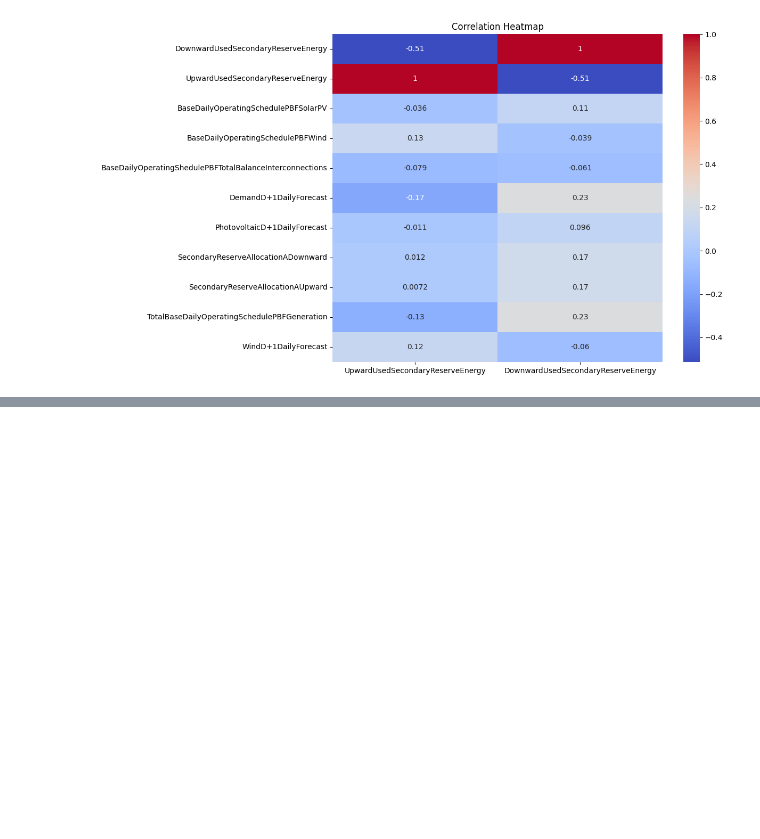
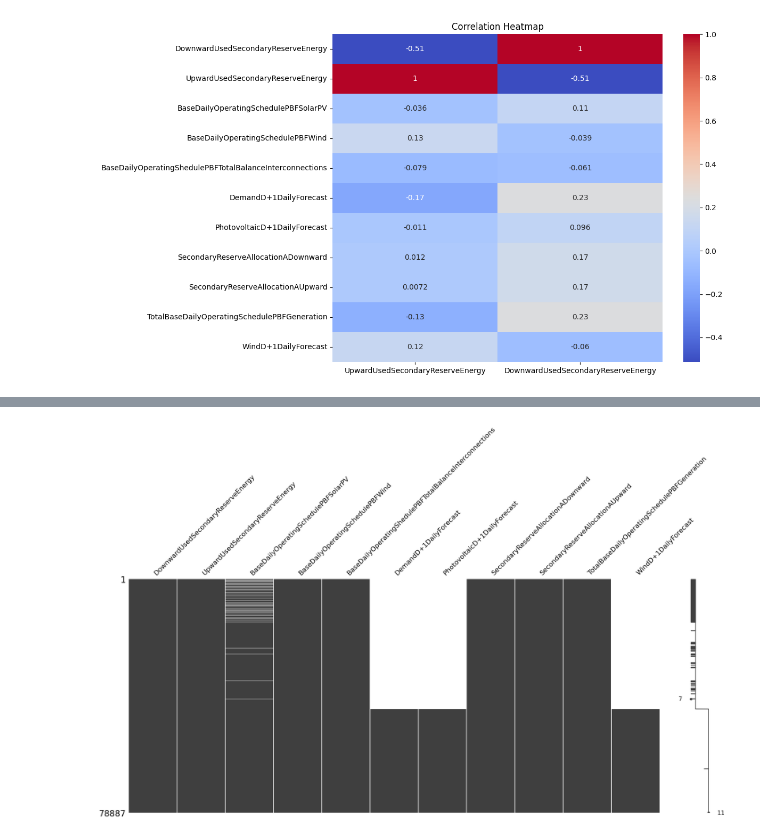
Before and after one commit to JotaFan/renewable-generation-into-reserve-markets, a Jupyter notebook: notebooks/Data Study.ipynb, the cells around one changed output, grey strips where cells are left out. Saved outputs shown, nothing was run; the diff lists cells and outputs as text; code cells hidden in the pictures; blank space fills up the shorter version.

```diff
--- a/notebooks/Data Study.ipynb
+++ b/notebooks/Data Study.ipynb
@@ -192,0 +249,12 @@ plt.show()
+# %%
+import missingno as msno
+
+# Visualize missing data
+msno.matrix(dataset)
+figure_name = "missing_data.png"
+
+plt.savefig(os.path.join(folder_figures, figure_name))
+
+plt.show()
+# %% [output]
+[figure, added]
```
Also changed, not shown: parts of 2 cells of this notebook, 16 other files.
